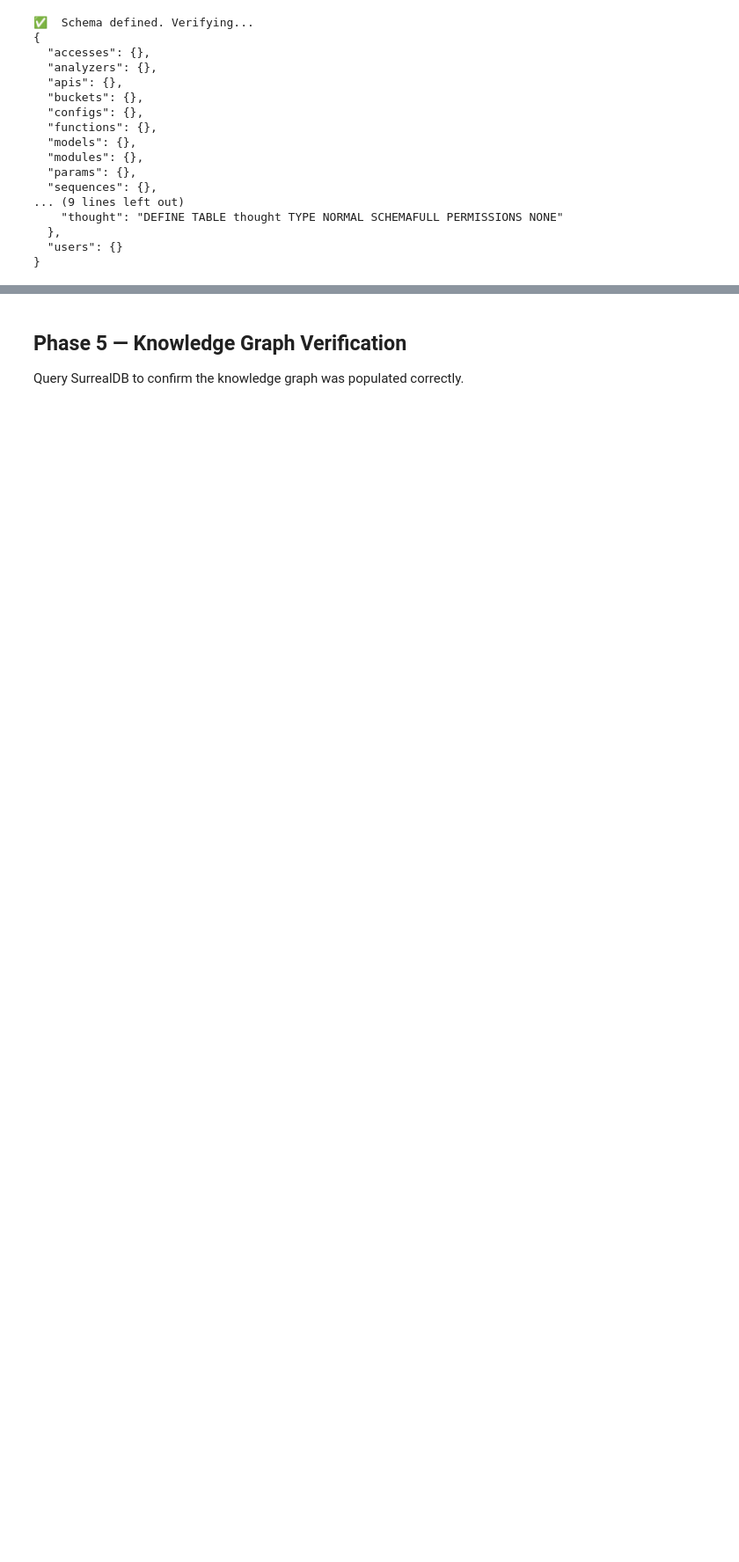
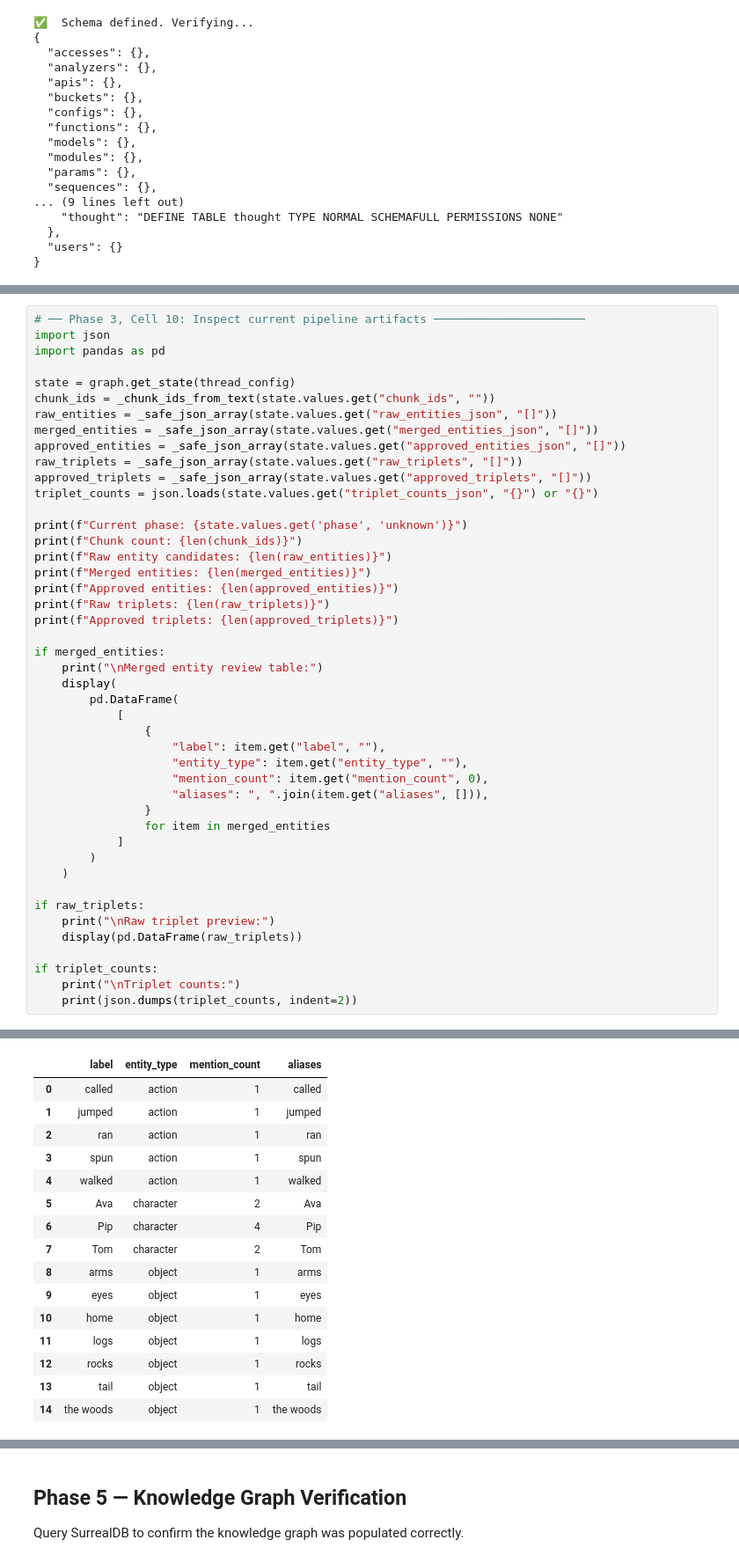
Before and after one commit to e1daru/Soreal, a Jupyter notebook: knowledge_graph_rag.ipynb, the cells around one changed output, grey strips where cells are left out. Shown at 88% size. Drawn from its saved outputs; the diff is of its cells as text; blank space fills up the shorter version.

Commit message:
Triplets and entities formated

```diff
--- a/knowledge_graph_rag.ipynb
+++ b/knowledge_graph_rag.ipynb
@@ -759,0 +1121,46 @@ KeyboardInterrupt:
+# %%
+# ── Phase 3, Cell 10: Inspect current pipeline artifacts ──────────────────────
+import json
+import pandas as pd
+
+state = graph.get_state(thread_config)
+chunk_ids = _chunk_ids_from_text(state.values.get("chunk_ids", ""))
+raw_entities = _safe_json_array(state.values.get("raw_entities_json", "[]"))
+merged_entities = _safe_json_array(state.values.get("merged_entities_json", "[]"))
+approved_entities = _safe_json_array(state.values.get("approved_entities_json", "[]"))
+raw_triplets = _safe_json_array(state.values.get("raw_triplets", "[]"))
+approved_triplets = _safe_json_array(state.values.get("approved_triplets", "[]"))
+triplet_counts = json.loads(state.values.get("triplet_counts_json", "{}") or "{}")
+
+print(f"Current phase: {state.values.get('phase', 'unknown')}")
+print(f"Chunk count: {len(chunk_ids)}")
+print(f"Raw entity candidates: {len(raw_entities)}")
+print(f"Merged entities: {len(merged_entities)}")
+print(f"Approved entities: {len(approved_entities)}")
+print(f"Raw triplets: {len(raw_triplets)}")
+print(f"Approved triplets: {len(approved_triplets)}")
+
+if merged_entities:
+    print("\nMerged entity review table:")
+    display(
+        pd.DataFrame(
+            [
+                {
+                    "label": item.get("label", ""),
+                    "entity_type": item.get("entity_type", ""),
+                    "mention_count": item.get("mention_count", 0),
+                    "aliases": ", ".join(item.get("aliases", [])),
+                }
+                for item in merged_entities
+            ]
+        )
+    )
+
+if raw_triplets:
+    print("\nRaw triplet preview:")
+    display(pd.DataFrame(raw_triplets))
+
+if triplet_counts:
+    print("\nTriplet counts:")
+    print(json.dumps(triplet_counts, indent=2))
+# %% [output]
@@ -759,0 +1176,16 @@ KeyboardInterrupt:
+|  | label | entity_type | mention_count | aliases |
+| 0 | called | action | 1 | called |
+| 1 | jumped | action | 1 | jumped |
+| 2 | ran | action | 1 | ran |
+| 3 | spun | action | 1 | spun |
+| 4 | walked | action | 1 | walked |
+| 5 | Ava | character | 2 | Ava |
+| 6 | Pip | character | 4 | Pip |
+| 7 | Tom | character | 2 | Tom |
+| 8 | arms | object | 1 | arms |
+| 9 | eyes | object | 1 | eyes |
+| 10 | home | object | 1 | home |
+| 11 | logs | object | 1 | logs |
+| 12 | rocks | object | 1 | rocks |
+| 13 | tail | object | 1 | tail |
+| 14 | the woods | object | 1 | the woods |
```
Also changed, not shown: parts of 27 cells of this notebook.
